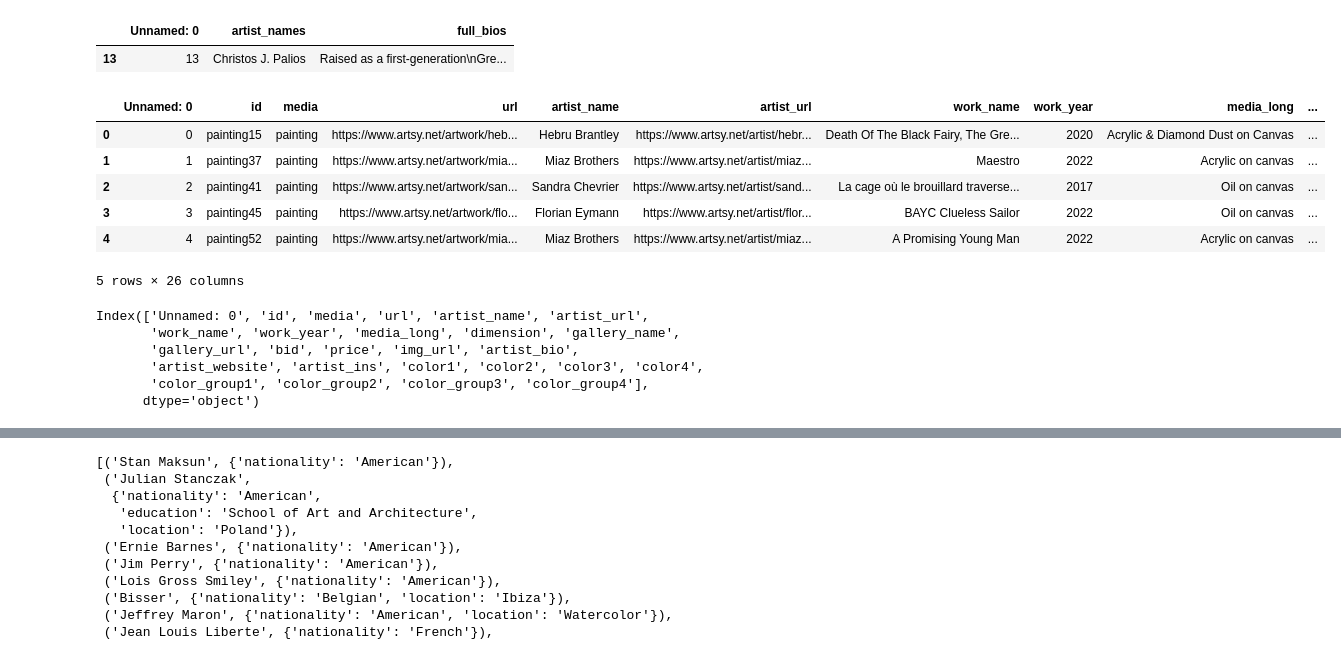
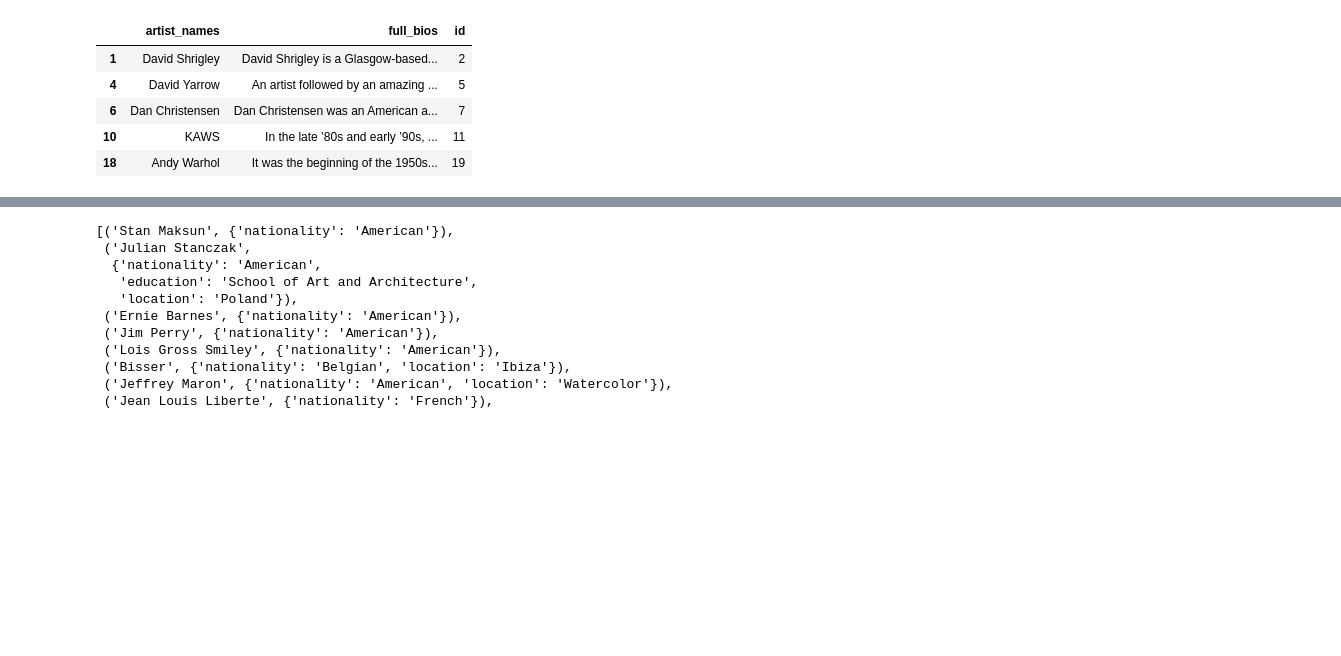
Before and after one commit to qianmiangai/dsci-558-project, a Jupyter notebook: Untitled Folder/Artist Recommendation.ipynb, the cells around one changed output, grey strips where cells are left out. Cells and saved outputs as stored; diff of their text form; code cells hidden in the pictures; blank space fills up the shorter version.

```diff
--- a/Untitled Folder/Artist Recommendation.ipynb
+++ b/Untitled Folder/Artist Recommendation.ipynb
@@ -7,2 +8,4 @@ import numpy as np
 # %%
 df = pd.read_csv("../Final_Streamlit/data/Final_Dataset_w_colorgroup.csv")
+# %%
+artist_linking_df = pd.read_csv("../EntityLinking/data/artist_predictions.csv")
@@ -9,2 +21,4 @@ df = pd.read_csv("../Final_Streamlit/data/Final_Dataset_w_colorgroup.csv")
+# %%
+target_artists = artist_linking_df['artist_name'].tolist()
 # %%
-full_bio_df = pd.read_csv("../Scrape/Widewalls/data/Cleaned_widewalls_names_and_full_bio_150.csv")
+full_bio_df = pd.read_csv("../Scrape/Widewalls/data/CleanedWidewallsData.csv")
@@ -27,26 +25,13 @@ full_bio_df
-# %%
-full_bio_df[full_bio_df['artist_names'] == "Christos J. Palios"]
-# %% [output]
-|  | Unnamed: 0 | artist_names | full_bios |
-| 13 | 13 | Christos J. Palios | Raised as a first-generation\nGre... |
+# %%
+target_full_bio_df = full_bio_df[full_bio_df['artist_names'].isin(target_artists)]
 # %%
-df.head()
+target_full_bio_df.head()
 # %% [output]
-|  | Unnamed: 0 | id | media | url | artist_name | artist_url | work_name | work_year | media_long | ... |
-| 0 | 0 | painting15 | painting | https://www.artsy.net/artwork/heb... | Hebru Brantley | https://www.artsy.net/artist/hebr... | Death Of The Black Fairy, The Gre... | 2020 | Acrylic & Diamond Dust on Canvas | ... |
-| 1 | 1 | painting37 | painting | https://www.artsy.net/artwork/mia... | Miaz Brothers | https://www.artsy.net/artist/miaz... | Maestro | 2022 | Acrylic on canvas | ... |
-| 2 | 2 | painting41 | painting | https://www.artsy.net/artwork/san... | Sandra Chevrier | https://www.artsy.net/artist/sand... | La cage où le brouillard traverse... | 2017 | Oil on canvas | ... |
-| 3 | 3 | painting45 | painting | https://www.artsy.net/artwork/flo... | Florian Eymann | https://www.artsy.net/artist/flor... | BAYC Clueless Sailor | 2022 | Oil on canvas | ... |
-| 4 | 4 | painting52 | painting | https://www.artsy.net/artwork/mia... | Miaz Brothers | https://www.artsy.net/artist/miaz... | A Promising Young Man | 2022 | Acrylic on canvas | ... |
+|  | artist_names | full_bios | id |
+| 1 | David Shrigley | David Shrigley is a Glasgow-based... | 2 |
+| 4 | David Yarrow | An artist followed by an amazing ... | 5 |
+| 6 | Dan Christensen | Dan Christensen was an American a... | 7 |
+| 10 | KAWS | In the late ’80s and early ’90s, ... | 11 |
+| 18 | Andy Warhol | It was the beginning of the 1950s... | 19 |
-5 rows × 26 columns
-# %%
-df.columns
-# %% [output]
-Index(['Unnamed: 0', 'id', 'media', 'url', 'artist_name', 'artist_url',
-       'work_name', 'work_year', 'media_long', 'dimension', 'gallery_name',
-       'gallery_url', 'bid', 'price', 'img_url', 'artist_bio',
-       'artist_website', 'artist_ins', 'color1', 'color2', 'color3', 'color4',
-       'color_group1', 'color_group2', 'color_group3', 'color_group4'],
-      dtype='object')
 # %%
 nlp = spacy.load('en_core_web_sm')
```
Also changed, not shown: parts of 15 cells of this notebook.
